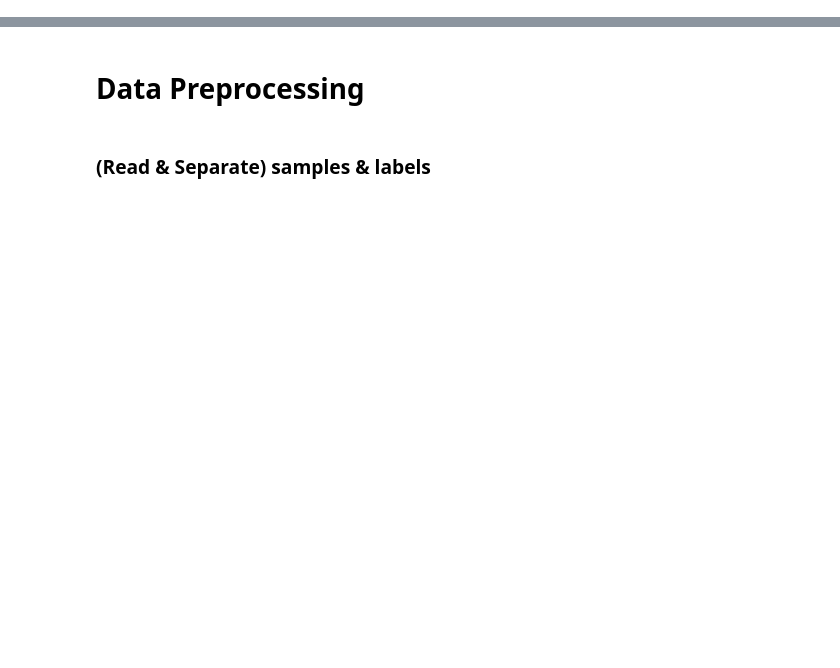
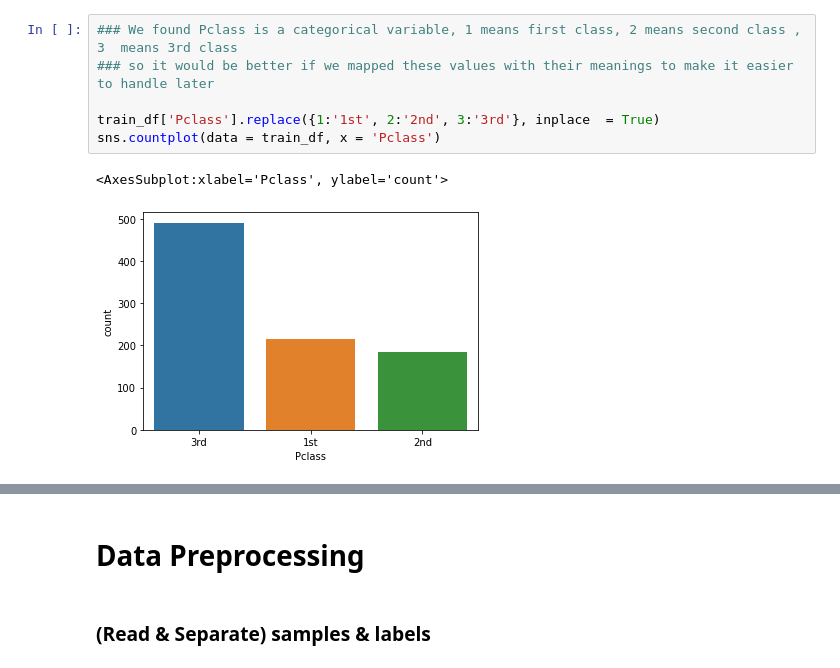
Before and after one commit to Passant-Abdelgalil/Titanic-Kaggle-Competition-, a Jupyter notebook: Titanic.ipynb, the cells around one changed output, grey strips where cells are left out. Cells and saved outputs as stored; diff of their text form; blank space fills up the shorter version.

```diff
--- a/Titanic.ipynb
+++ b/Titanic.ipynb
@@ -8,0 +54,9 @@ from sklearn.linear_model import LogisticRegression
+# %%
+### We found Pclass is a categorical variable, 1 means first class, 2 means second class , 3  means 3rd class
+### so it would be better if we mapped these values with their meanings to make it easier to handle later
+
+train_df['Pclass'].replace({1:'1st', 2:'2nd', 3:'3rd'}, inplace  = True)
+sns.countplot(data = train_df, x = 'Pclass')
+# %% [output]
+<AxesSubplot:xlabel='Pclass', ylabel='count'>
+[figure, added]
```
Also changed, not shown: parts of 46 cells of this notebook.
